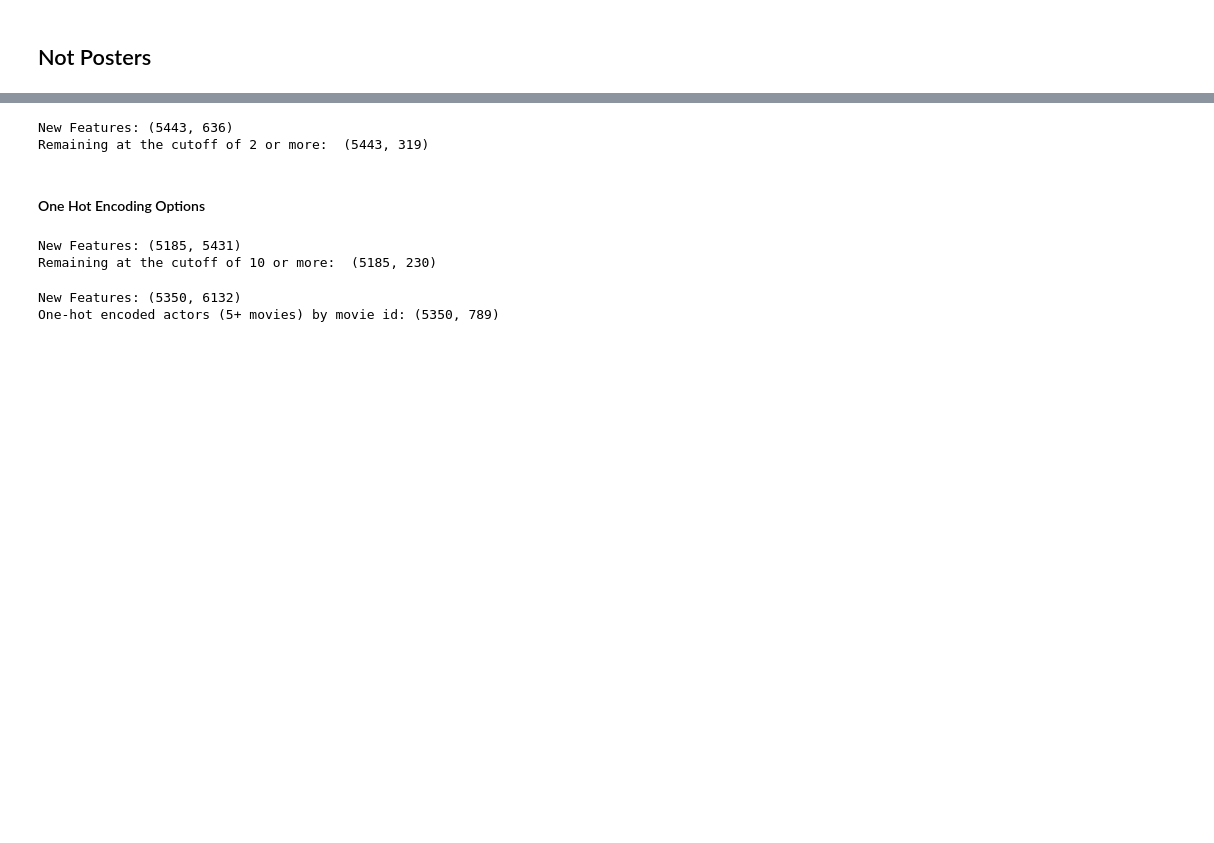
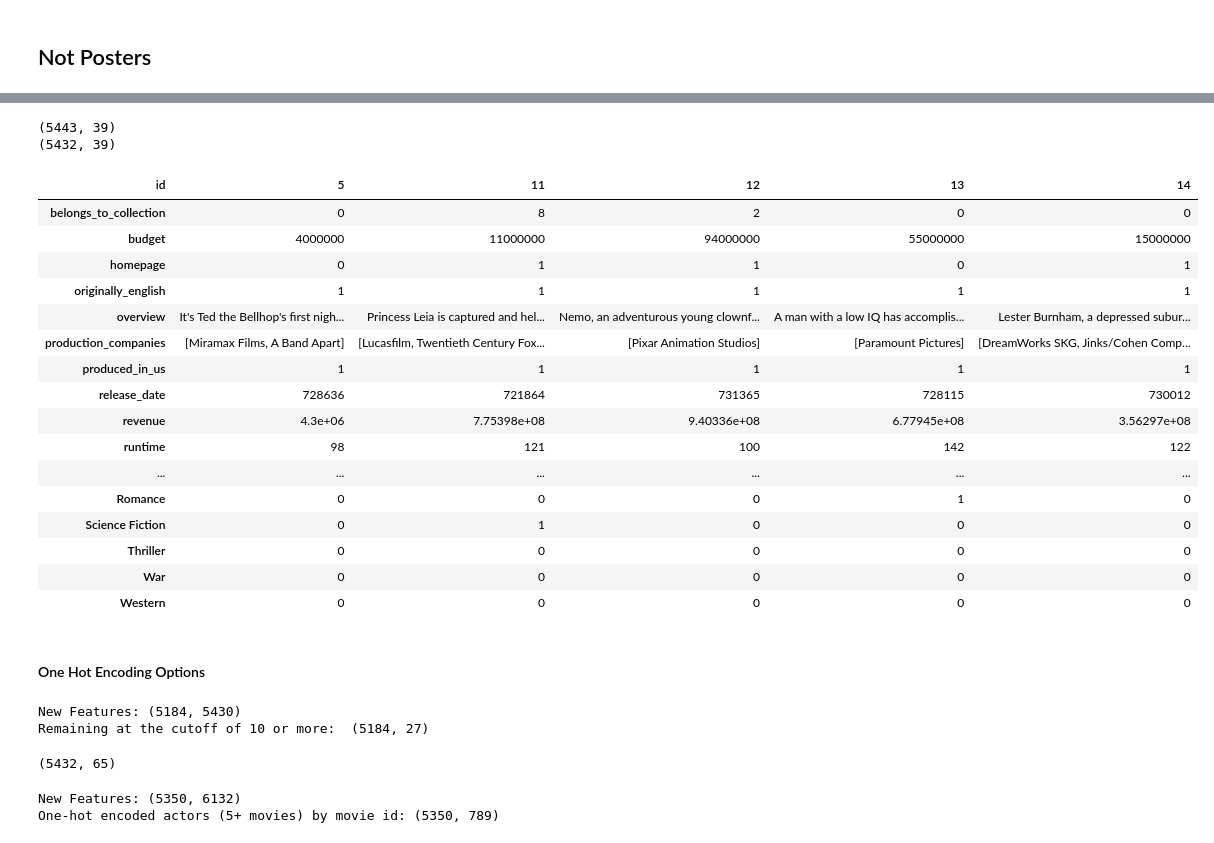
Before and after one commit to christian7137/MovieDataset, a Jupyter notebook: MovieNB_Posters.ipynb, the cells around one changed output, grey strips where cells are left out. Saved outputs shown, nothing was run; the diff lists cells and outputs as text; code cells hidden in the pictures; blank space fills up the shorter version.

```diff
--- a/MovieNB_Posters.ipynb
+++ b/MovieNB_Posters.ipynb
@@ -304,9 +304,10 @@ movie_df = movie_df.drop('poster_path', axis = 1)
 test = pd.get_dummies(movie_df['genres'].apply(pd.Series).stack()).sum(level=0)
 dropping = []
 for col in test.columns:
-    if test[col].sum() < 2:
+    if test[col].sum() < 50:
         dropping.append(col)
 # Dropping TV movie from the list of genres, there's only one movie in here with it.
 test = test.drop(dropping, axis=1)
 print("New Features (Genres):", test.shape)
+#print(test.columns)
 # %% [output]
@@ -355,19 +356,6 @@ def hasoriginal(string):
 
 movie_df = movie_df.rename(columns = {'original_language':'originally_english'})
 movie_df['originally_english'] = movie_df['originally_english'].apply(hasoriginal)
-# %%
-test = pd.get_dummies(movie_df['belongs_to_collection'])
-print("New Features:", test.shape)
-dropping = []
-for col in test.columns:
-    if test[col].sum() < 2:
-        dropping.append(col)
-test = test.drop(dropping, axis=1)
-print("Remaining at the cutoff of 2 or more: ", test.shape)
-#print(list(set(test.columns) - set(dropping)))
-# %% [output]
-New Features: (5443, 636)
-Remaining at the cutoff of 2 or more:  (5443, 319)
 # %%
 # Make belongs_to_collection the size of the franchise, there are too many to deal with
 zerocount = movie_df['belongs_to_collection'].value_counts()[0]
@@ -378,6 +366,36 @@ movie_df.loc[movie_df['belongs_to_collection'] == zerocount, 'belongs_to_collect
 for column in movie_df.columns:
     movie_df[column].fillna(0, inplace=True)
 movie_df.loc[:,'Action':] = movie_df.loc[:,'Action':].astype(np.int64)
+# %%
+print(movie_df.shape)
+for index, row in movie_df.iterrows():
+    if row['Action':].sum() == 0:
+        movie_df = movie_df.drop(index, axis = 0)
+print(movie_df.shape)
+# 11 movies dropped that had no genres.
+# %% [output]
+(5443, 39)
+(5432, 39)
+# %%
+movie_df.head().transpose()
+# %% [output]
+| id | 5 | 11 | 12 | 13 | 14 |
+| belongs_to_collection | 0 | 8 | 2 | 0 | 0 |
+| budget | 4000000 | 11000000 | 94000000 | 55000000 | 15000000 |
+| homepage | 0 | 1 | 1 | 0 | 1 |
+| originally_english | 1 | 1 | 1 | 1 | 1 |
+| overview | It's Ted the Bellhop's first nigh... | Princess Leia is captured and hel... | Nemo, an adventurous young clownf... | A man with a low IQ has accomplis... | Lester Burnham, a depressed subur... |
+| production_companies | [Miramax Films, A Band Apart] | [Lucasfilm, Twentieth Century Fox... | [Pixar Animation Studios] | [Paramount Pictures] | [DreamWorks SKG, Jinks/Cohen Comp... |
+| produced_in_us | 1 | 1 | 1 | 1 | 1 |
+| release_date | 728636 | 721864 | 731365 | 728115 | 730012 |
+| revenue | 4.3e+06 | 7.75398e+08 | 9.40336e+08 | 6.77945e+08 | 3.56297e+08 |
+| runtime | 98 | 121 | 100 | 142 | 122 |
+| ... | ... | ... | ... | ... | ... |
+| Romance | 0 | 0 | 0 | 1 | 0 |
+| Science Fiction | 0 | 1 | 0 | 0 | 0 |
+| Thriller | 0 | 0 | 0 | 0 | 0 |
+| War | 0 | 0 | 0 | 0 | 0 |
+| Western | 0 | 0 | 0 | 0 | 0 |
 # %% [markdown]
 #### One Hot Encoding Options
 # %%
@@ -386,19 +404,21 @@ test = pd.get_dummies(movie_df['production_companies'].apply(pd.Series).stack())
 print("New Features:", test.shape)
 dropping = []
 for col in test.columns:
-    if test[col].sum() < 10:
+    if test[col].sum() < 45:
         dropping.append(col)
 test = test.drop(dropping, axis=1)
-print("Remaining at the cutoff of 10 or more: ", test.shape)
+print("Remaining at the cutoff of 45 or more: ", test.shape)
 #print(test.columns)
 # %% [output]
-New Features: (5185, 5431)
-Remaining at the cutoff of 10 or more:  (5185, 230)
+New Features: (5184, 5430)
+Remaining at the cutoff of 10 or more:  (5184, 27)
 # %%
 ## MERGE TEST INTO MOVIE_DF
-#movie_df = pd.concat((movie_df, test), axis = 1)
-#movie_df = movie_df.drop('production_companies', axis = 1)
-#print(movie_df.shape)
+movie_df = pd.concat((movie_df, test), axis = 1)
+movie_df = movie_df.drop('production_companies', axis = 1)
+print(movie_df.shape)
+# %% [output]
+(5432, 65)
 # %%
 ## ONE HOT ENCODE ACTORS ##
 test = pd.get_dummies(movie_df['cast'].apply(pd.Series).stack()).sum(level=0)
```
Also changed, not shown: parts of 4 cells of this notebook.
